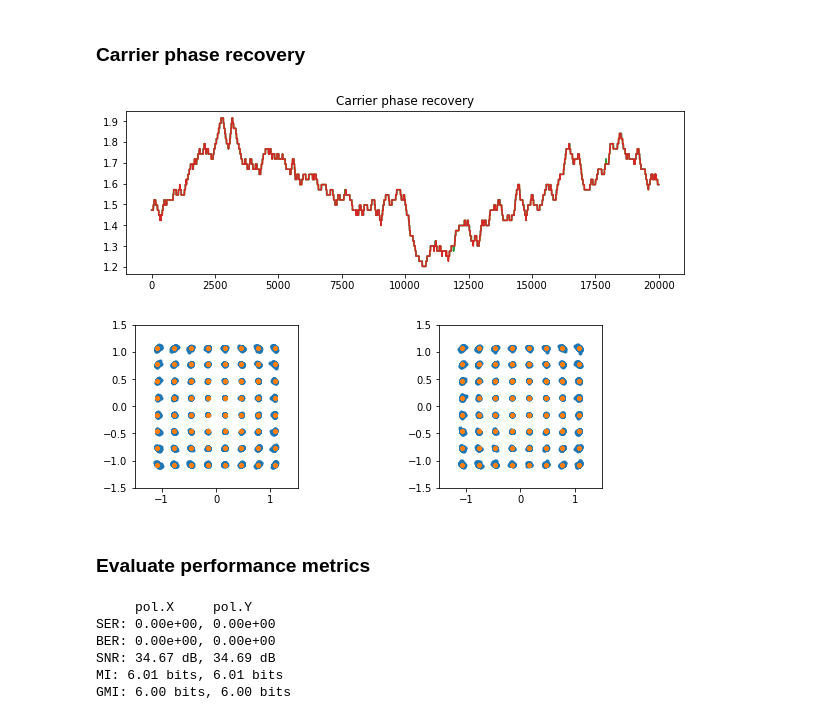
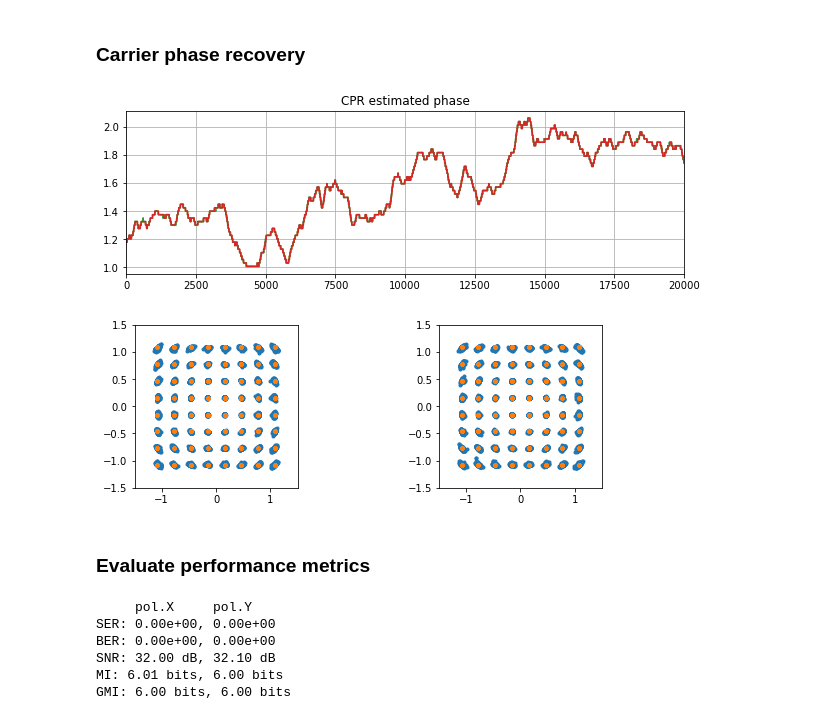
Before and after one commit to edsonportosilva/OptiCommPy, a Jupyter notebook: jupyter/test_carrierPhaseRecovery.ipynb, the cells around one changed output. Cells and saved outputs as stored; diff of their text form; code cells hidden in the pictures.

```diff
--- a/jupyter/test_carrierPhaseRecovery.ipynb
+++ b/jupyter/test_carrierPhaseRecovery.ipynb
@@ -99,7 +99,7 @@ symbTx = symbTx_[:,:,chIndex]
 # local oscillator (LO) parameters:
 FO      = 0*64e6                # frequency offset
 Δf_lo   = freqGrid[chIndex]+FO  # downshift of the channel to be demodulated
-lw      = 100e3                 # linewidth
+lw      = 200e3                 # linewidth
 Plo_dBm = 10                    # power in dBm
 Plo     = 10**(Plo_dBm/10)*1e-3 # power in W
 ϕ_lo    = 0                     # initial phase in rad
@@ -171,37 +171,39 @@ d = d.reshape(len(d),2)/np.sqrt(signal_power(d))
 # %%
 paramCPR = parameters()
 paramCPR.alg = 'bps'
 paramCPR.M   = paramTx.M
-paramCPR.N   = 35
-paramCPR.B   = 64
-paramCPR.pilotInd = np.arange(0, len(sigRx), 20)
+paramCPR.N   = 55
+#paramCPR.B   = 64
+paramCPR.pilotInd = np.arange(0, len(sigRx), 50)
 
 y_CPR, ϕ, θ = cpr(sigRx, symbTx=d, param=paramCPR)
 
 y_CPR = y_CPR/np.sqrt(signal_power(y_CPR))
 
 plt.figure()
-plt.title('Carrier phase recovery')
-plt.plot(ϕ,'-.', θ,'-');
+plt.title('CPR estimated phase')
+plt.plot(ϕ,'-.', θ,'-')
+plt.xlim(0, len(θ))
+plt.grid();
 
 
 fig, (ax1, ax2) = plt.subplots(1, 2)
 discard = 1000
 
 ax1.plot(y_CPR[discard:-discard,0].real, y_CPR[discard:-discard,0].imag,'.')
 ax1.plot(d[:,0].real, d[:,0].imag,'.')
 ax1.axis('square')
 ax1.set_xlim(-1.5, 1.5)
 ax1.set_ylim(-1.5, 1.5)
 
 ax2.plot(y_CPR[discard:-discard,1].real, y_CPR[discard:-discard,1].imag,'.')
 ax2.plot(d[:,1].real, d[:,1].imag,'.')
 ax2.axis('square')
 ax2.set_xlim(-1.5, 1.5)
 ax2.set_ylim(-1.5, 1.5);
 # %% [output]
-[figure, old version]
+[figure, new version]
-[figure, old version]
+[figure, new version]
 # %% [markdown]
 ### Evaluate performance metrics
 # %%
@@ -227,6 +229,6 @@ print('GMI: %.2f bits, %.2f bits'%(GMI[0], GMI[1]))
      pol.X     pol.Y
 SER: 0.00e+00, 0.00e+00
 BER: 0.00e+00, 0.00e+00
-SNR: 34.67 dB, 34.69 dB
-MI: 6.01 bits, 6.01 bits
+SNR: 32.00 dB, 32.10 dB
+MI: 6.01 bits, 6.00 bits
 GMI: 6.00 bits, 6.00 bits
```
Also changed, not shown: parts of 3 cells of this notebook, 1 other file.
